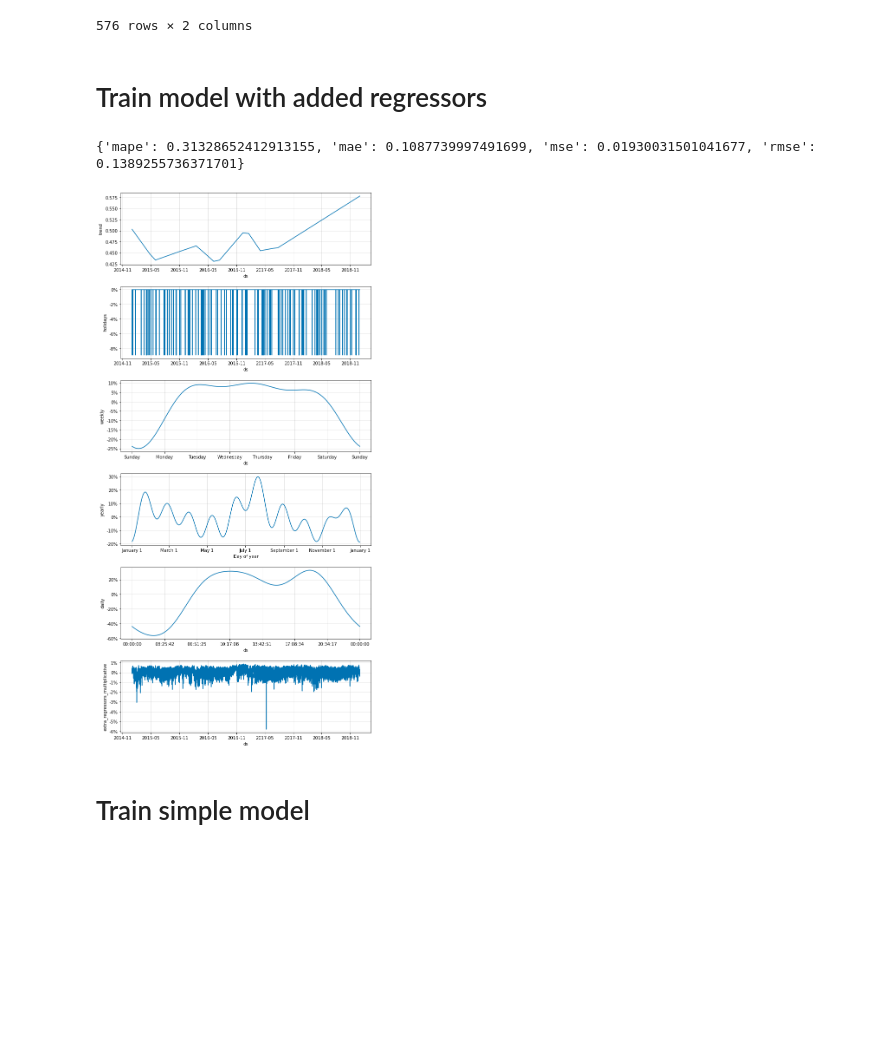
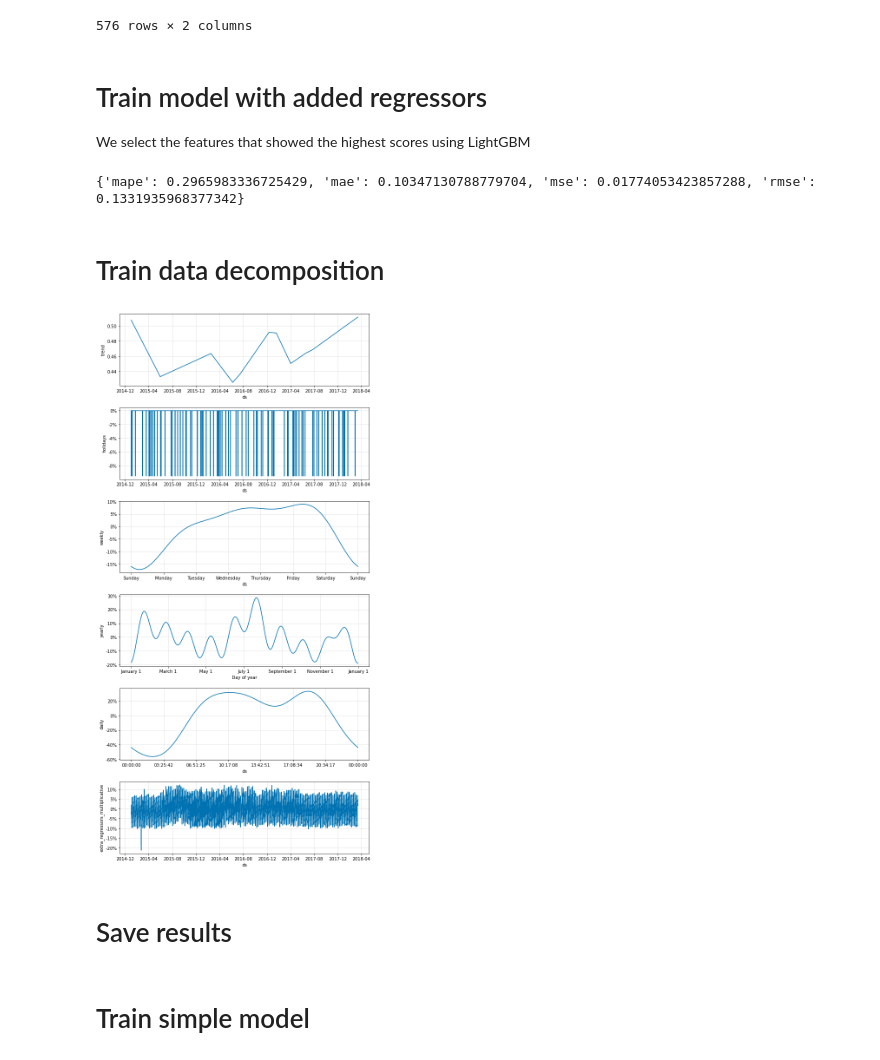
Before and after one commit to mcmaniou/Energy-Demand-Forecasting, a Jupyter notebook: code/prophet.ipynb, the cells around one changed output. Saved outputs shown, nothing was run; the diff lists cells and outputs as text; code cells hidden in the pictures; blank space fills up the shorter version.

```diff
--- a/code/prophet.ipynb
+++ b/code/prophet.ipynb
@@ -203,18 +151,25 @@ testHolidays.drop(['is_holiday'], axis=1)
 # %%
 # allProphet = pd.concat([trainProphet, testProphet], sort=False)
 allHolidays = pd.concat([trainHolidays, testHolidays], sort=False)
-# %%
-trainProphet['temp'] = traindf['temp'].fillna(method='bfill')
-trainProphet['humidity'] = traindf['humidity'].fillna(method='bfill')
-trainProphet['wind_speed'] = traindf['wind_speed'].fillna(method='bfill')
+# %%
+trainProphet['dayofmonth'] = train_df['dayofmonth'].fillna(method='bfill')
+trainProphet['pressure'] = train_df['pressure'].fillna(method='bfill')
+trainProphet['dayofweek'] = train_df['dayofweek'].fillna(method='bfill')
+trainProphet['humidity'] = train_df['humidity'].fillna(method='bfill')
+trainProphet['temp_min'] = train_df['temp_min'].fillna(method='bfill')
+trainProphet['temp_max'] = train_df['temp_max'].fillna(method='bfill')
 # %% [markdown]
 # Train model with added regressors
+We select the features that showed the highest scores using LightGBM
 # %%
 m = Prophet(seasonality_mode='multiplicative', holidays = allHolidays, uncertainty_samples =0)
 
-m.add_regressor('temp')
+m.add_regressor('temp_min')
+m.add_regressor('temp_max')
 m.add_regressor('humidity')
-m.add_regressor('wind_speed')
+m.add_regressor('pressure')
+m.add_regressor('dayofmonth')
+m.add_regressor('dayofweek')
 
 res = m.fit(trainProphet)
 
@@ -223,9 +178,14 @@ predictions = list()
 observations = list()
 # %%
 future = res.make_future_dataframe(freq='H',periods = testProphet.shape[0])
-future['temp'] = pd.concat([traindf['temp'], testdf['temp'].fillna(method='bfill')]).reset_index(drop = True)
-future['humidity'] = pd.concat([traindf['humidity'], testdf['humidity'].fillna(method='bfill')]).reset_index(drop = True)
-future['wind_speed'] = pd.concat([traindf['wind_speed'], testdf['wind_speed'].fillna(method='bfill')]).reset_index(drop = True)
+
+future['temp_min'] = pd.concat([train_df['temp_min'], test_df['temp_min'].fillna(method='bfill')]).reset_index(drop = True)
+future['temp_max'] = pd.concat([train_df['temp_max'], test_df['temp_max'].fillna(method='bfill')]).reset_index(drop = True)
+future['humidity'] = pd.concat([train_df['humidity'], test_df['humidity'].fillna(method='bfill')]).reset_index(drop = True)
+future['pressure'] = pd.concat([train_df['pressure'], test_df['pressure'].fillna(method='bfill')]).reset_index(drop = True)
+future['dayofmonth'] = pd.concat([train_df['dayofmonth'], test_df['dayofmonth'].fillna(method='bfill')]).reset_index(drop = True)
+future['dayofweek'] = pd.concat([train_df['dayofweek'], test_df['dayofweek'].fillna(method='bfill')]).reset_index(drop = True)
+
 
 output = res.predict(future)
 
@@ -243,11 +203,16 @@ def forecast_accuracy(forecast, actual):
     return({'mape':mape, 'mae': mae, 'mse': mse, 'rmse':rmse})
 
 print(forecast_accuracy(output.yhat.tail(testProphet.shape[0]).reset_index(drop = True), testProphet['y'].reset_index(drop = True)))
-
-m.plot_components(output);
 # %% [output]
-{'mape': 0.31328652412913155, 'mae': 0.1087739997491699, 'mse': 0.01930031501041677, 'rmse': 0.1389255736371701}
+{'mape': 0.2965983336725429, 'mae': 0.10347130788779704, 'mse': 0.01774053423857288, 'rmse': 0.1331935968377342}
-[figure, removed]
+# %% [markdown]
+# Train data decomposition
+# %%
+m.plot_components(output.loc[:trainProphet.shape[0],:]);
+# %% [output]
+[figure, added]
+# %% [markdown]
+# Save results
 # %%
 predictions = output.yhat.tail(testProphet.shape[0])
 predictions = predictions[23:]
```
Also changed, not shown: parts of 19 cells of this notebook, 1 other file.
